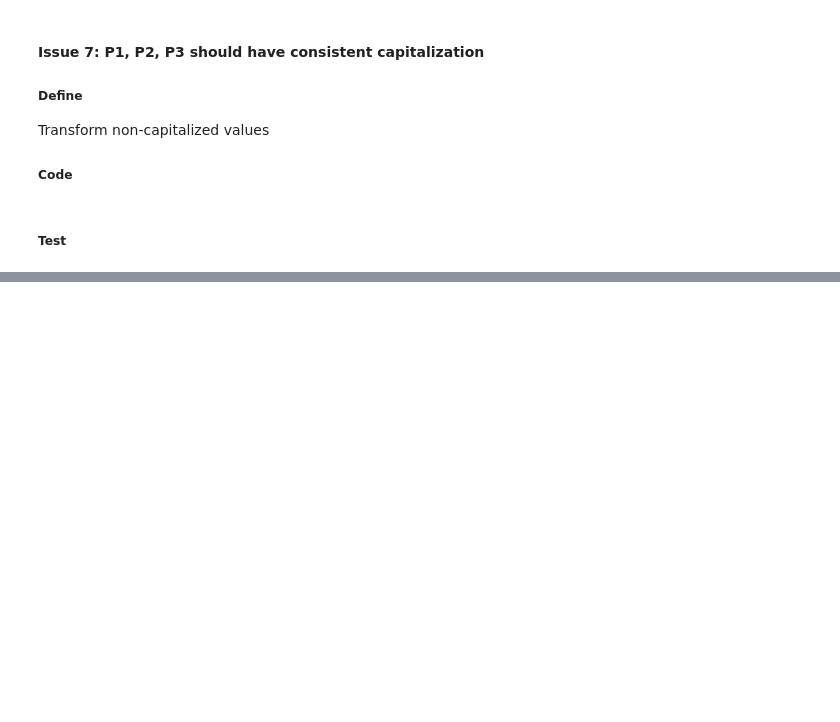
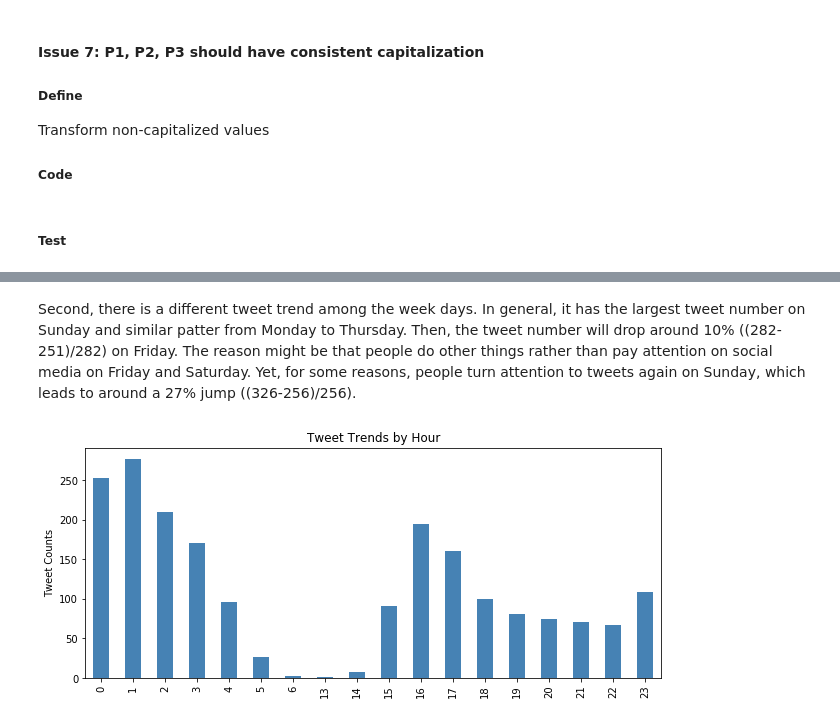
Before and after one commit to yeh1224/Data_Wrangling_WeRateDogs, a Jupyter notebook: wrangle_act.ipynb, the cells around one changed output, grey strips where cells are left out. Saved outputs shown, nothing was run; the diff lists cells and outputs as text; code cells hidden in the pictures; blank space fills up the shorter version.

```diff
--- a/wrangle_act.ipynb
+++ b/wrangle_act.ipynb
@@ -738,0 +970,13 @@ df_clean.to_csv("twitter_archive_master.csv")
+# %% [markdown]
+Second, there is a different tweet trend among the week days. In general, it has the largest tweet number on Sunday and similar patter from Monday to Thursday. Then, the tweet number will drop around 10% ((282-251)/282) on Friday. The reason might be that people do other things rather than pay attention on social media on Friday and Saturday. Yet, for some reasons, people turn attention to tweets again on Sunday, which leads to around a 27% jump ((326-256)/256).
+# %%
+df_hourTrend = df_clean['hour'].value_counts().sort_index()
+fig_hour = plt.figure()
+ax_hour = fig_hour.add_axes([0.1, 0.1, 0.8, 0.8])
+ax_hour = df_hourTrend.plot(kind = "bar", figsize=(10,4), color = 'steelblue')
+ax_hour.set_title("Tweet Trends by Hour")
+ax_hour.set_ylabel("Tweet Counts")
+ax_hour.set_xticks(range(len(df_hourTrend)))
+ax_hour.set_xticklabels(df_hourTrend.index, rotation=90);
+# %% [output]
+[figure, added]
```
Also changed, not shown: parts of 51 cells of this notebook, 3 other files.
